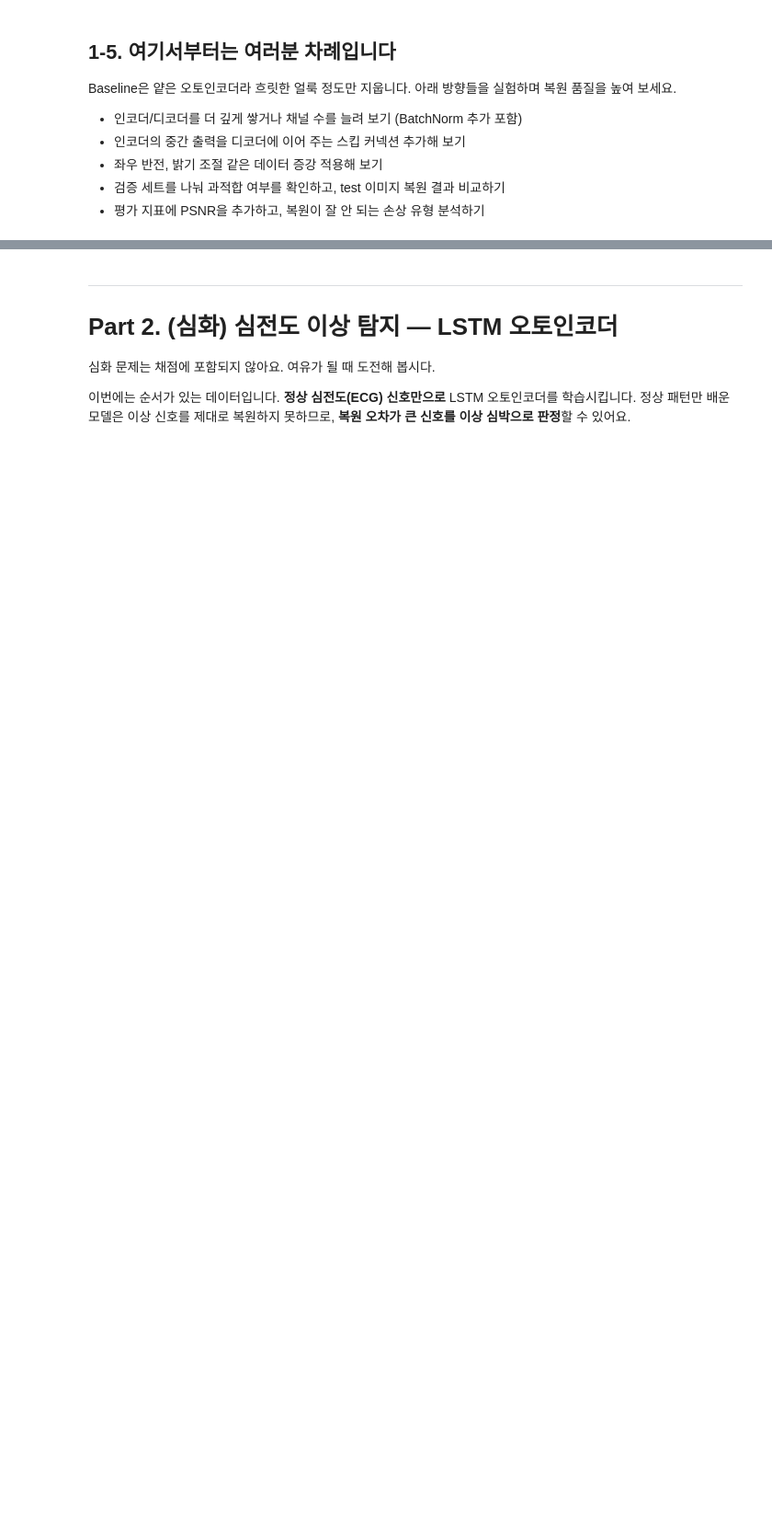
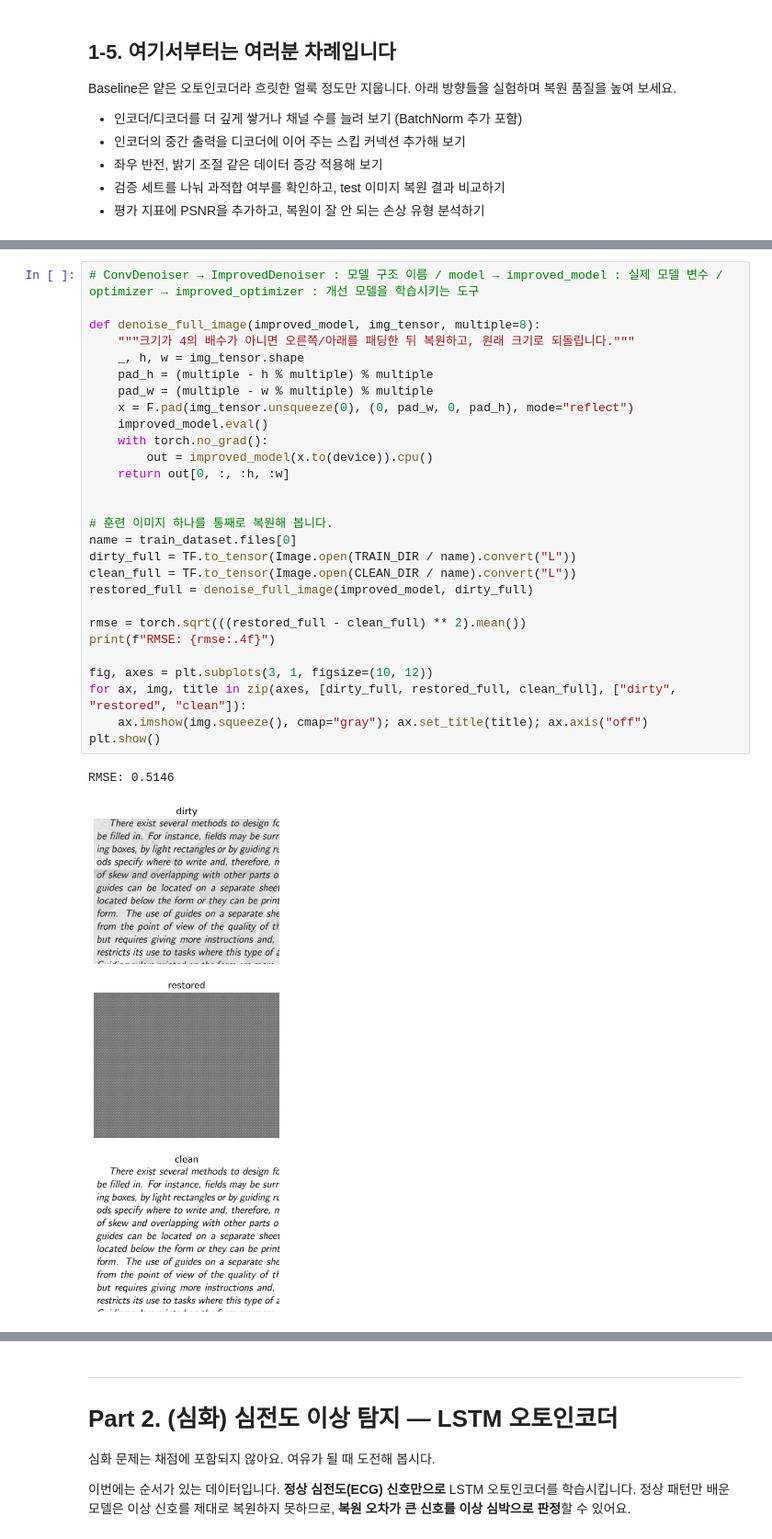
Before and after one commit to yy-0401/CodeIt_Mission_AE, a Jupyter notebook: 미션5_1팀_김이연.ipynb, the cells around one changed output, grey strips where cells are left out. Shown at 92% size. Cells and saved outputs as stored; diff of their text form; blank space fills up the shorter version.

```diff
--- a/미션5_1팀_김이연.ipynb
+++ b/미션5_1팀_김이연.ipynb
@@ -178,0 +358,31 @@ Baseline은 얕은 오토인코더라 흐릿한 얼룩 정도만 지웁니다.
+# %%
+# ConvDenoiser → ImprovedDenoiser : 모델 구조 이름 / model → improved_model : 실제 모델 변수 / optimizer → improved_optimizer : 개선 모델을 학습시키는 도구
+
+def denoise_full_image(improved_model, img_tensor, multiple=8):
+    """크기가 4의 배수가 아니면 오른쪽/아래를 패딩한 뒤 복원하고, 원래 크기로 되돌립니다."""
+    _, h, w = img_tensor.shape
+    pad_h = (multiple - h % multiple) % multiple
+    pad_w = (multiple - w % multiple) % multiple
+    x = F.pad(img_tensor.unsqueeze(0), (0, pad_w, 0, pad_h), mode="reflect")
+    improved_model.eval()
+    with torch.no_grad():
+        out = improved_model(x.to(device)).cpu()
+    return out[0, :, :h, :w]
+
+
+# 훈련 이미지 하나를 통째로 복원해 봅니다.
+name = train_dataset.files[0]
+dirty_full = TF.to_tensor(Image.open(TRAIN_DIR / name).convert("L"))
+clean_full = TF.to_tensor(Image.open(CLEAN_DIR / name).convert("L"))
+restored_full = denoise_full_image(improved_model, dirty_full)
+
+rmse = torch.sqrt(((restored_full - clean_full) ** 2).mean())
+print(f"RMSE: {rmse:.4f}")
+
+fig, axes = plt.subplots(3, 1, figsize=(10, 12))
+for ax, img, title in zip(axes, [dirty_full, restored_full, clean_full], ["dirty", "restored", "clean"]):
+    ax.imshow(img.squeeze(), cmap="gray"); ax.set_title(title); ax.axis("off")
+plt.show()
+# %% [output]
+RMSE: 0.5146
+[figure, added]
```
Also changed, not shown: parts of 23 cells of this notebook.
